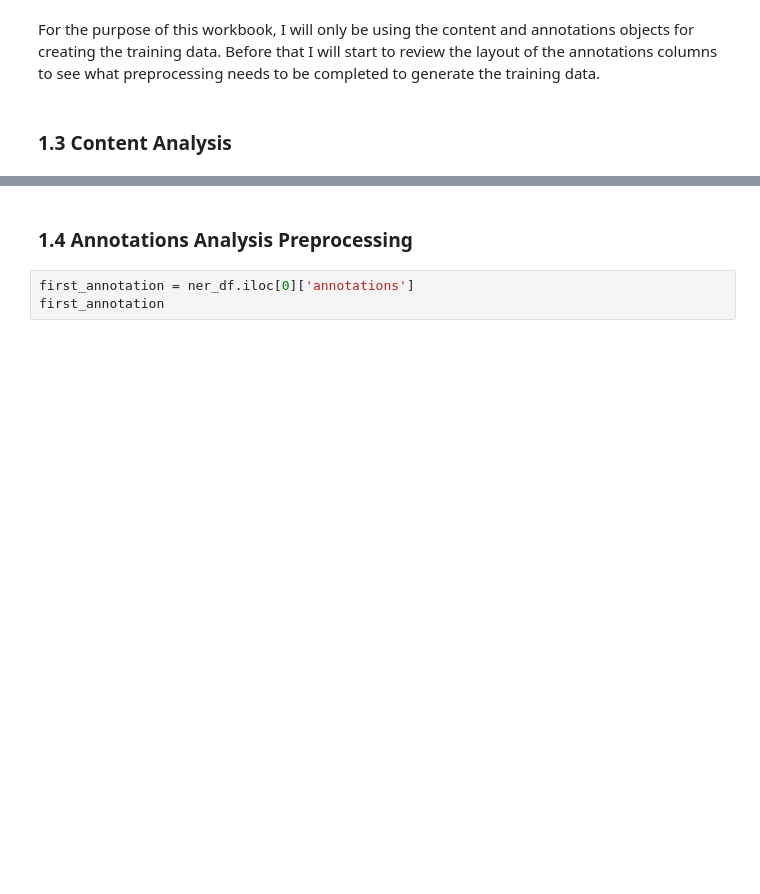
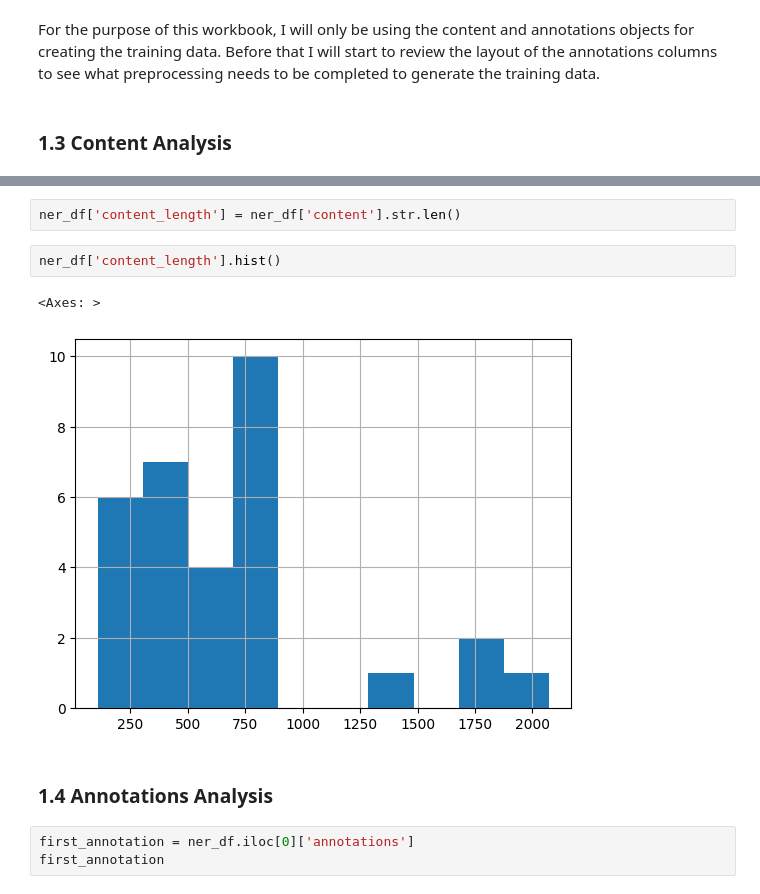
Before and after one commit to Mark-Barbaric/IBM_Machine_Learning_Certificate, a Jupyter notebook: Deep_Learning_and_Reinforcement_Learning/final_assignment/deep_learning_final_assignment.ipynb, the cells around one changed output, grey strips where cells are left out. Saved outputs shown, nothing was run; the diff lists cells and outputs as text; blank space fills up the shorter version.

```diff
--- a/Deep_Learning_and_Reinforcement_Learning/final_assignment/deep_learning_final_assignment.ipynb
+++ b/Deep_Learning_and_Reinforcement_Learning/final_assignment/deep_learning_final_assignment.ipynb
@@ -109,5 +129,12 @@ For the purpose of this workbook, I will only be using the content and annotatio
+# %%
+ner_df['content_length'] = ner_df['content'].str.len()
+# %%
+ner_df['content_length'].hist()
+# %% [output]
+<Axes: >
+[figure, added]
 # %% [markdown]
-### 1.4 Annotations Analysis Preprocessing
+### 1.4 Annotations Analysis
 # %%
 first_annotation = ner_df.iloc[0]['annotations']
 first_annotation
```
Also changed, not shown: parts of 6 cells of this notebook.
